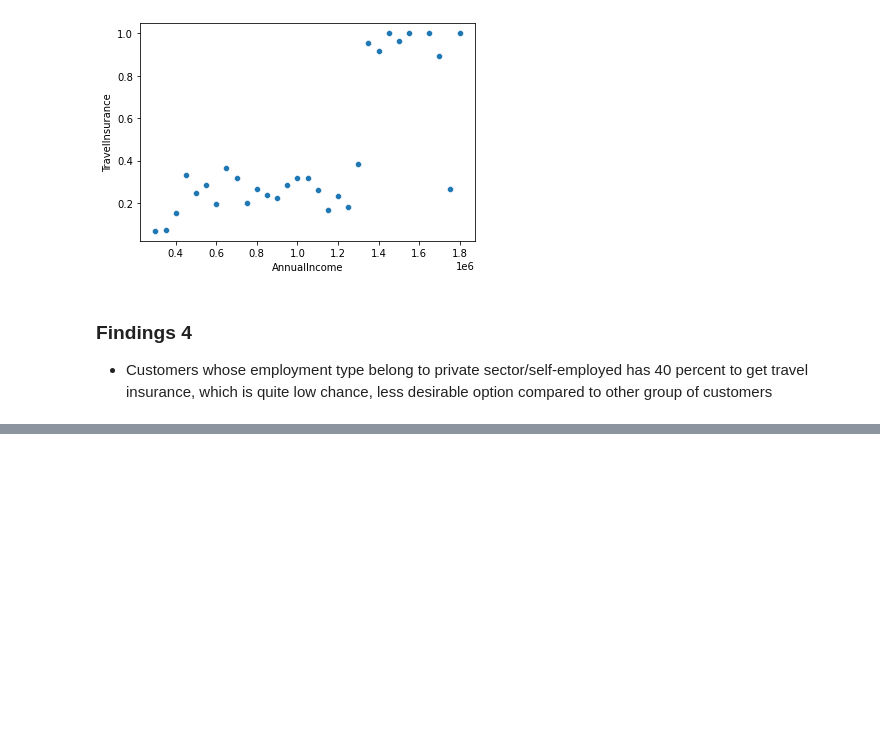
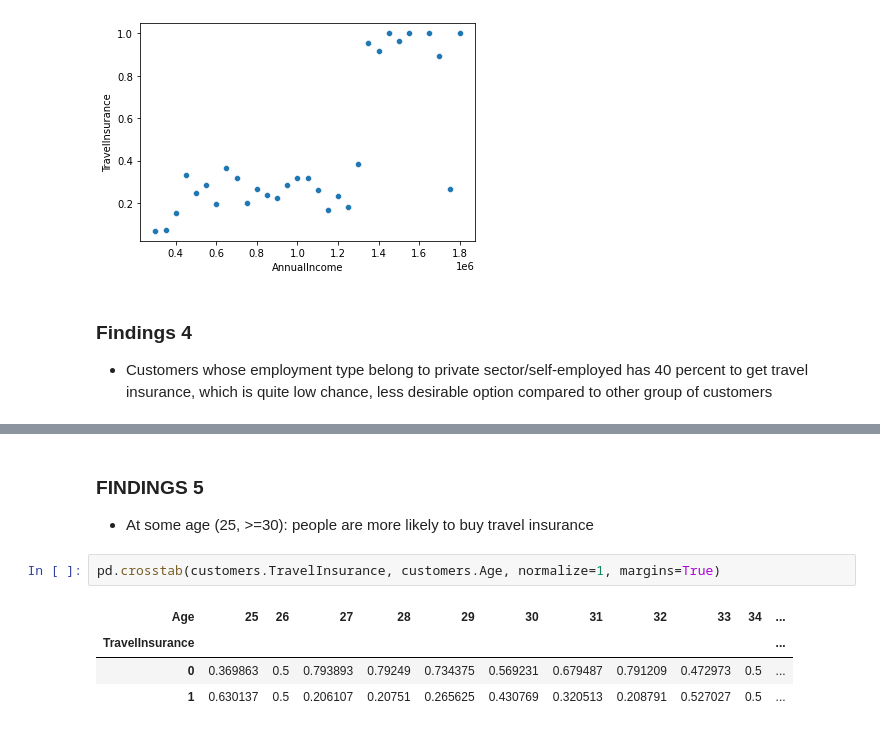
Before and after one commit to n2tp1311/da-case-study, a Jupyter notebook: notebook.ipynb, the cells around one changed output, grey strips where cells are left out. Drawn from its saved outputs; the diff is of its cells as text; blank space fills up the shorter version.

Commit message:
use crosstab to extract findings

```diff
--- a/notebook.ipynb
+++ b/notebook.ipynb
@@ -152,0 +155,10 @@ Name: TravelInsurance, dtype: int64
+# %% [markdown]
+### FINDINGS 5
+- At some age (25, >=30): people are more likely to buy travel insurance
+# %%
+pd.crosstab(customers.TravelInsurance, customers.Age, normalize=1, margins=True)
+# %% [output]
+| Age | 25 | 26 | 27 | 28 | 29 | 30 | 31 | 32 | 33 | 34 | ... |
+| TravelInsurance |  |  |  |  |  |  |  |  |  |  | ... |
+| 0 | 0.369863 | 0.5 | 0.793893 | 0.79249 | 0.734375 | 0.569231 | 0.679487 | 0.791209 | 0.472973 | 0.5 | ... |
+| 1 | 0.630137 | 0.5 | 0.206107 | 0.20751 | 0.265625 | 0.430769 | 0.320513 | 0.208791 | 0.527027 | 0.5 | ... |
```
Also changed, not shown: parts of 9 cells of this notebook.
